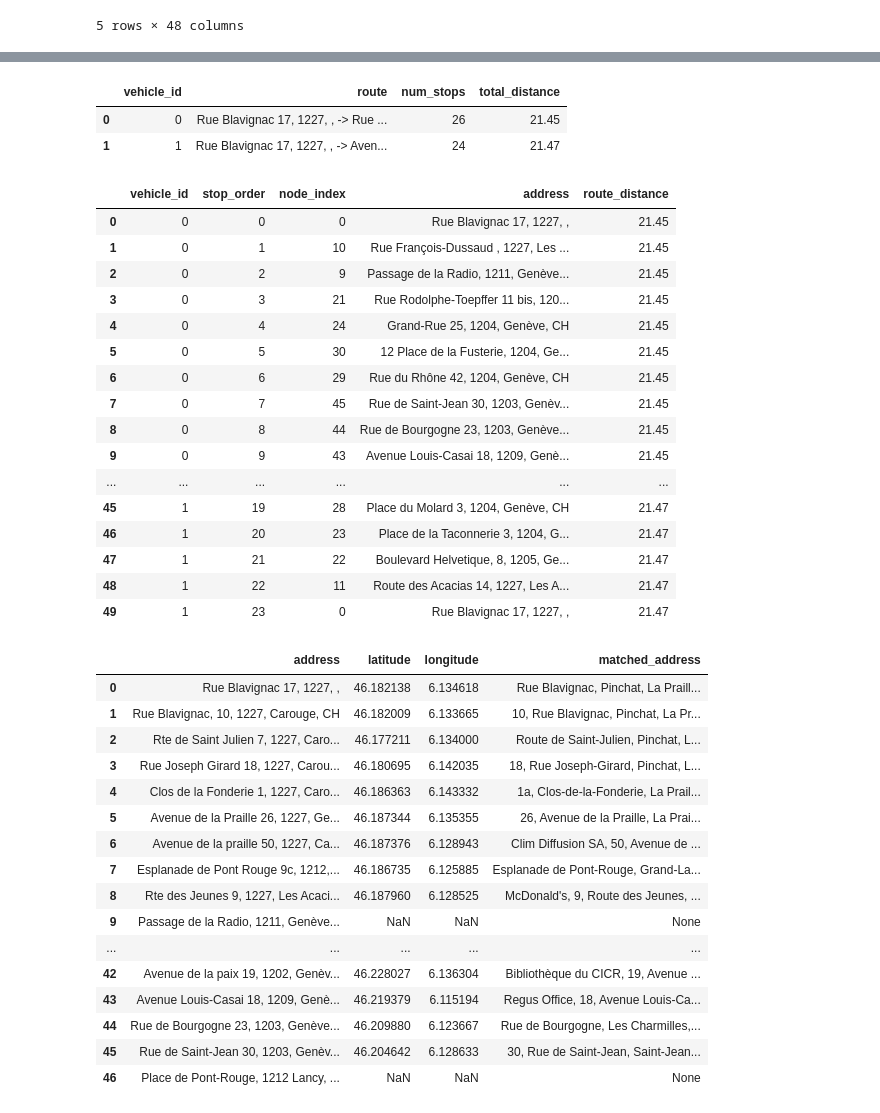
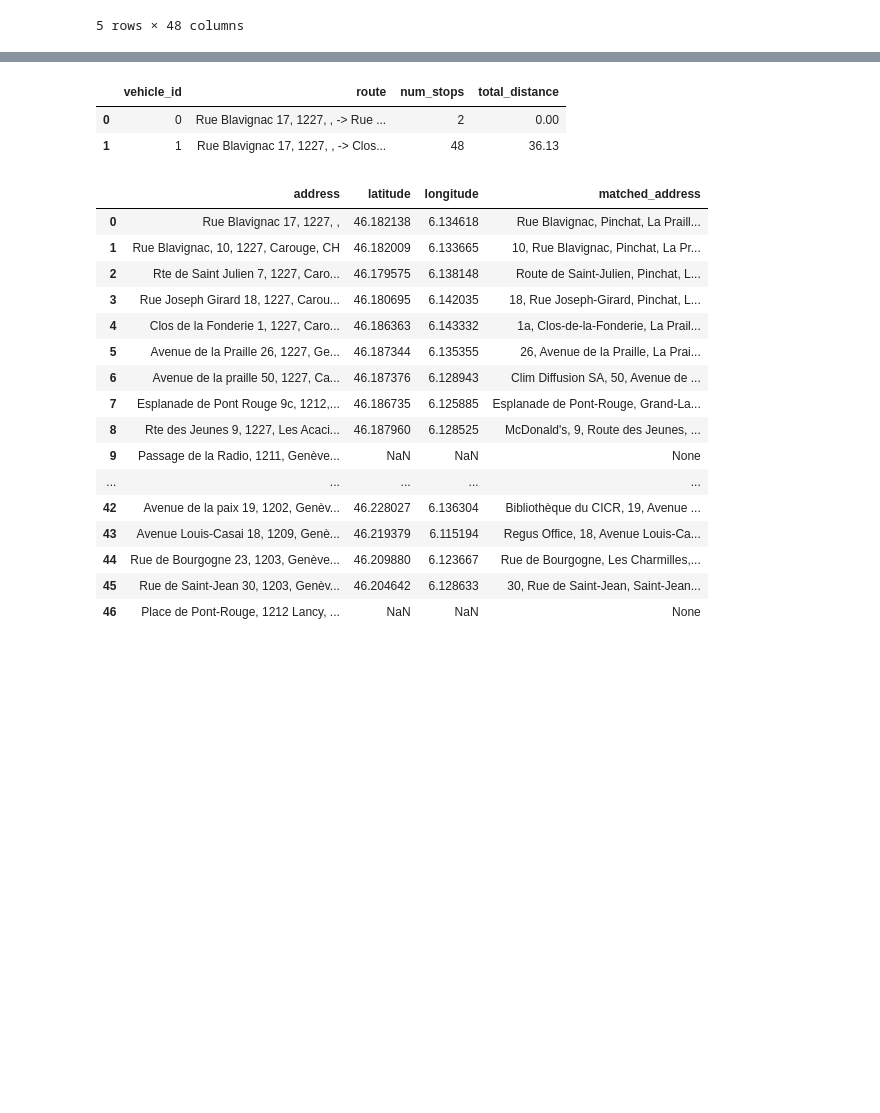
Before and after one commit to twillixa/SL, a Jupyter notebook: Main.ipynb, the cells around one changed output, grey strips where cells are left out. Cells and saved outputs as stored; diff of their text form; code cells hidden in the pictures; blank space fills up the shorter version.

```diff
--- a/Main.ipynb
+++ b/Main.ipynb
@@ -2968,15 +2921,3 @@ def compute_route_distances(routes, distance_matrix, labels):
-# %%
-route_summary_df, route_legs_df = compute_route_distances(
-    routes=routes,
-    distance_matrix=distance_matrix,
-    labels=labels
-)
-
-display(route_summary_df)
-# %% [output]
-|  | vehicle_id | route | num_stops | total_distance |
-| 0 | 0 | Rue Blavignac 17, 1227, , -> Rue ... | 26 | 21.45 |
-| 1 | 1 | Rue Blavignac 17, 1227, , -> Aven... | 24 | 21.47 |
 # %%
 def solve_shortest_total_distance_vrp(distance_matrix, depot=0, num_vehicles=2, scale=1000):
 
@@ -3127,45 +3068,31 @@ def build_route_map_inline(routes, labels, geocoded_df):
 # %%
 file_path = "joint_distance_matrix.xlsx"
 depot = 0
 country_hint = "Switzerland"
 
 distance_matrix, labels, raw_df = load_distance_matrix(file_path)
 import numpy as np
 
-result = solve_balanced_vrp(distance_matrix, depot=depot, num_vehicles=2)
+result = solve_shortest_total_distance_vrp(distance_matrix, depot=depot, num_vehicles=2, scale=1000)
 
 if result is None:
     print("No solution found.")
 else:
     routes, routes_df = result
 
     geocoded_df = geocode_addresses(labels, country_hint=country_hint)
     route_table = prepare_route_table(routes, labels)
 
     display(route_table)
     display(geocoded_df)
 # %% [output]
-|  | vehicle_id | stop_order | node_index | address | route_distance |
-| 0 | 0 | 0 | 0 | Rue Blavignac 17, 1227, , | 21.45 |
-| 1 | 0 | 1 | 10 | Rue François-Dussaud , 1227, Les ... | 21.45 |
-| 2 | 0 | 2 | 9 | Passage de la Radio, 1211, Genève... | 21.45 |
-| 3 | 0 | 3 | 21 | Rue Rodolphe-Toepffer 11 bis, 120... | 21.45 |
-| 4 | 0 | 4 | 24 | Grand-Rue 25, 1204, Genève, CH | 21.45 |
-| 5 | 0 | 5 | 30 | 12 Place de la Fusterie, 1204, Ge... | 21.45 |
-| 6 | 0 | 6 | 29 | Rue du Rhône 42, 1204, Genève, CH | 21.45 |
-| 7 | 0 | 7 | 45 | Rue de Saint-Jean 30, 1203, Genèv... | 21.45 |
-| 8 | 0 | 8 | 44 | Rue de Bourgogne 23, 1203, Genève... | 21.45 |
-| 9 | 0 | 9 | 43 | Avenue Louis-Casai 18, 1209, Genè... | 21.45 |
-| ... | ... | ... | ... | ... | ... |
-| 45 | 1 | 19 | 28 | Place du Molard 3, 1204, Genève, CH | 21.47 |
-| 46 | 1 | 20 | 23 | Place de la Taconnerie 3, 1204, G... | 21.47 |
-| 47 | 1 | 21 | 22 | Boulevard Helvetique, 8, 1205, Ge... | 21.47 |
-| 48 | 1 | 22 | 11 | Route des Acacias 14, 1227, Les A... | 21.47 |
-| 49 | 1 | 23 | 0 | Rue Blavignac 17, 1227, , | 21.47 |
+|  | vehicle_id | route | num_stops | total_distance |
+| 0 | 0 | Rue Blavignac 17, 1227, , -> Rue ... | 2 | 0.00 |
+| 1 | 1 | Rue Blavignac 17, 1227, , -> Clos... | 48 | 36.13 |
 |  | address | latitude | longitude | matched_address |
 | 0 | Rue Blavignac 17, 1227, , | 46.182138 | 6.134618 | Rue Blavignac, Pinchat, La Praill... |
 | 1 | Rue Blavignac, 10, 1227, Carouge, CH | 46.182009 | 6.133665 | 10, Rue Blavignac, Pinchat, La Pr... |
-| 2 | Rte de Saint Julien 7, 1227, Caro... | 46.177211 | 6.134000 | Route de Saint-Julien, Pinchat, L... |
+| 2 | Rte de Saint Julien 7, 1227, Caro... | 46.179575 | 6.138148 | Route de Saint-Julien, Pinchat, L... |
 | 3 | Rue Joseph Girard 18, 1227, Carou... | 46.180695 | 6.142035 | 18, Rue Joseph-Girard, Pinchat, L... |
 | 4 | Clos de la Fonderie 1, 1227, Caro... | 46.186363 | 6.143332 | 1a, Clos-de-la-Fonderie, La Prail... |
 | 5 | Avenue de la Praille 26, 1227, Ge... | 46.187344 | 6.135355 | 26, Avenue de la Praille, La Prai... |
```
Also changed, not shown: parts of 19 cells of this notebook.
